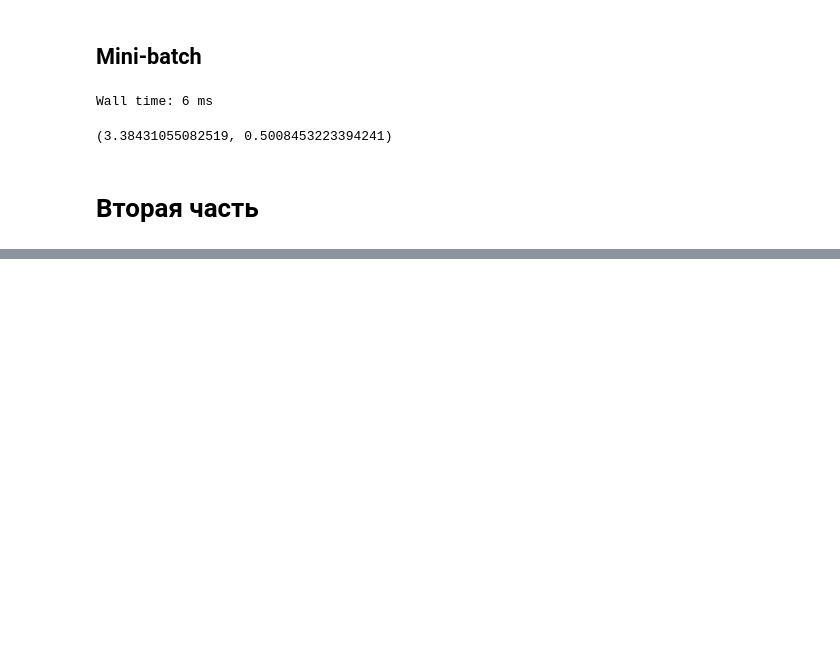
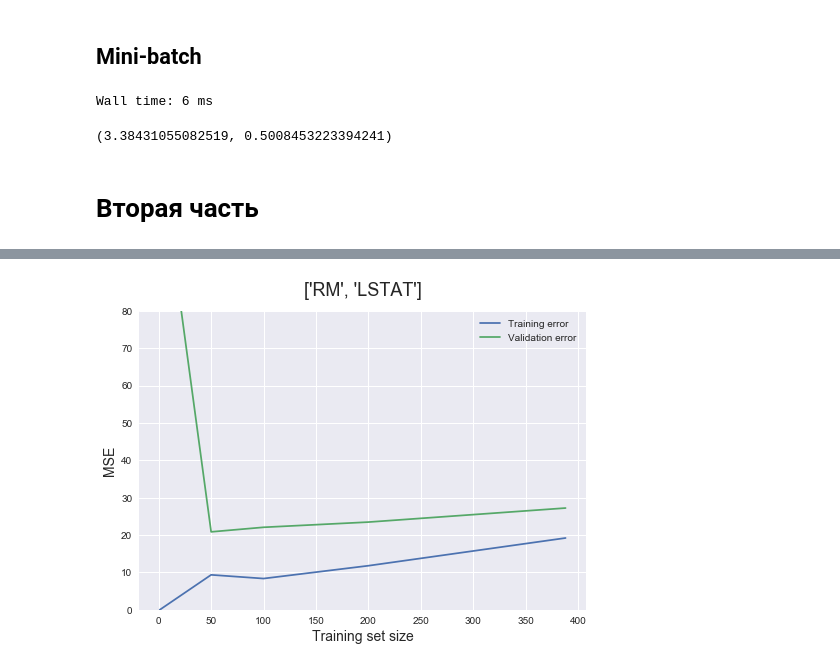
Before and after one commit to alexanderlakiza/cs102, a Jupyter notebook: homework08/LinearRegressionAssignment.ipynb, the cells around one changed output, grey strips where cells are left out. Saved outputs shown, nothing was run; the diff lists cells and outputs as text; code cells hidden in the pictures; blank space fills up the shorter version.

```diff
--- a/homework08/LinearRegressionAssignment.ipynb
+++ b/homework08/LinearRegressionAssignment.ipynb
@@ -814,0 +783,29 @@ X_kek
+# %%
+train_sizes = [1, 50, 100, 200, 388]
+# %%
+target = 'MEDV'
+# %%
+features = ['RM', 'LSTAT']
+# %%
+def learning_curves(estimator, data, features, target, train_sizes, cv):
+    train_sizes, train_scores, validation_scores = learning_curve(
+    estimator, data[features], data[target], train_sizes =
+    train_sizes,
+    cv = cv, scoring = 'neg_mean_squared_error')
+    train_scores_mean = -train_scores.mean(axis = 1)
+    validation_scores_mean = -validation_scores.mean(axis = 1)
+
+    plt.plot(train_sizes, train_scores_mean, label = 'Training error')
+    plt.plot(train_sizes, validation_scores_mean, label = 'Validation error')
+
+    plt.ylabel('MSE', fontsize = 14)
+    plt.xlabel('Training set size', fontsize = 14)
+    title = str(features)
+    plt.title(title, fontsize = 18, y = 1.03)
+    plt.legend()
+    plt.ylim(0,80)
+# %%
+lstat = ['RM', 'LSTAT']
+learning_curves(LinearRegression(), data, lstat, target, train_sizes, cv=5)
+# %% [output]
+[figure, added]
```
Also changed, not shown: parts of 64 cells of this notebook.
